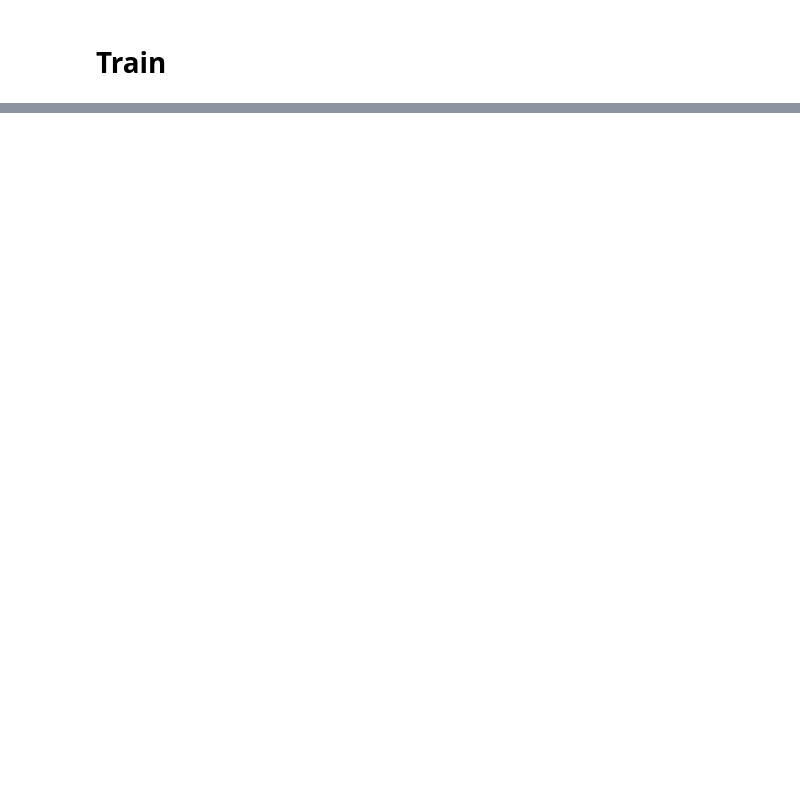
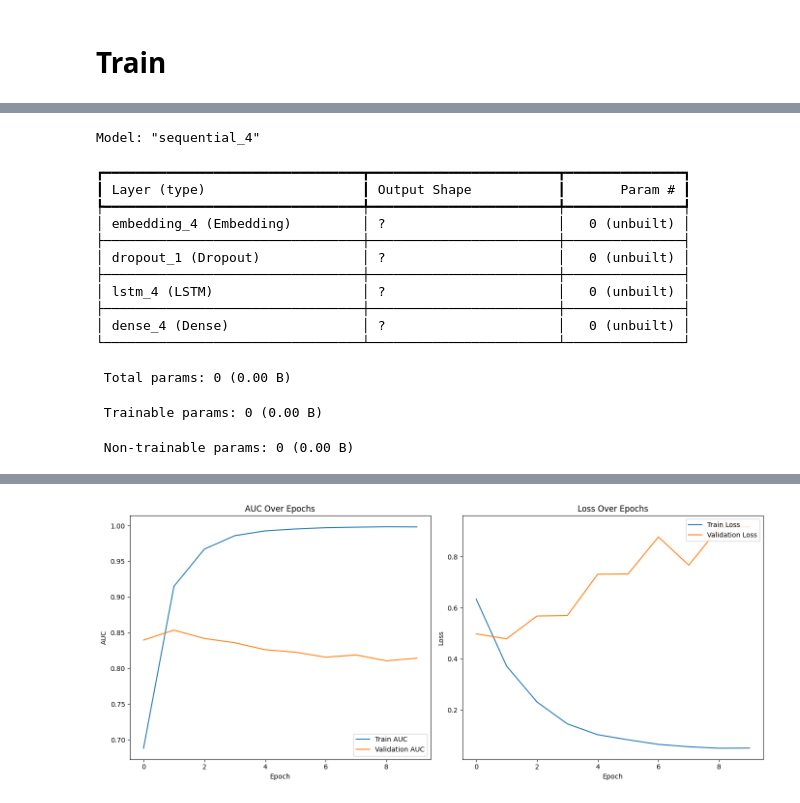
Before and after one commit to dkraynev/Projects, a Jupyter notebook: DisasterDetection.ipynb, the cells around one changed output, grey strips where cells are left out. Saved outputs shown, nothing was run; the diff lists cells and outputs as text; code cells hidden in the pictures; blank space fills up the shorter version.

```diff
--- a/DisasterDetection.ipynb
+++ b/DisasterDetection.ipynb
@@ -287,12 +411,2 @@ ill sfa soon
 # %% [markdown]
 # Train
-# %%
-model = Sequential()
-model.add(Embedding(vocab_length, 128))
-# model.add(Dropout(0.5))
-model.add(LSTM(64))
-model.add(Dense(2, activation='sigmoid'))
-
-model.compile(loss='BinaryCrossentropy', optimizer='Adam', metrics=['AUC'])
-# model.summary()
-model.fit(texts, labels, validation_data=(texts_val,labels_val), epochs=10, batch_size=64)
@@ -335,0 +421,67 @@ predictions = model.predict(text2)
+# %%
+from keras.optimizers import Nadam
+
+# Initialize a Sequential model
+model = Sequential()
+
+# Add an Embedding layer to convert word indices into dense vectors of fixed size (128-dimensional)
+model.add(Embedding(vocab_length, 128))
+
+# Optionally add a Dropout layer for regularization
+model.add(Dropout(0.5))
+
+# Add an LSTM layer with 64 units to capture sequential dependencies in the text data
+model.add(LSTM(64))
+
+# Add a Dense output layer with 2 units (for binary classification) and a sigmoid activation function
+model.add(Dense(2, activation='sigmoid'))
+
+# Compile the model with binary cross-entropy loss, Nadam optimizer, and AUC as the evaluation metric
+model.compile(loss='BinaryCrossentropy', optimizer=Nadam(), metrics=['AUC'])
+
+# Optionally, print the model summary to review the architecture
+model.summary()
+
+# Train the model on the preprocessed training data, validating on the validation data
+# Run for 10 epochs with a batch size of 64
+history = model.fit(texts, labels, validation_data=(texts_val, labels_val), epochs=10, batch_size=64)
+
+# Plotting AUC and Loss for training and validation sets
+plt.figure(figsize=(14, 6))
+
+# Plot for AUC
+plt.subplot(1, 2, 1)
+plt.plot(history.history['AUC'], label='Train AUC')
+plt.plot(history.history['val_AUC'], label='Validation AUC')
+plt.title('AUC Over Epochs')
+plt.xlabel('Epoch')
+plt.ylabel('AUC')
+plt.legend(loc='lower right')
+
+# Plot for Loss
+plt.subplot(1, 2, 2)
+plt.plot(history.history['loss'], label='Train Loss')
+plt.plot(history.history['val_loss'], label='Validation Loss')
+plt.title('Loss Over Epochs')
+plt.xlabel('Epoch')
+plt.ylabel('Loss')
+plt.legend(loc='upper right')
+
+plt.tight_layout()
+plt.show()
+# %% [output]
+Model: "sequential_4"
+┏━━━━━━━━━━━━━━━━━━━━━━━━━━━━━━━━━┳━━━━━━━━━━━━━━━━━━━━━━━━┳━━━━━━━━━━━━━━━┓
+┃ Layer (type)                    ┃ Output Shape           ┃       Param # ┃
+┡━━━━━━━━━━━━━━━━━━━━━━━━━━━━━━━━━╇━━━━━━━━━━━━━━━━━━━━━━━━╇━━━━━━━━━━━━━━━┩
+│ embedding_4 (Embedding)         │ ?                      │   0 (unbuilt) │
+├─────────────────────────────────┼────────────────────────┼───────────────┤
+│ dropout_1 (Dropout)             │ ?                      │   0 (unbuilt) │
+├─────────────────────────────────┼────────────────────────┼───────────────┤
+│ lstm_4 (LSTM)                   │ ?                      │   0 (unbuilt) │
+├─────────────────────────────────┼────────────────────────┼───────────────┤
+│ dense_4 (Dense)                 │ ?                      │   0 (unbuilt) │
+└─────────────────────────────────┴────────────────────────┴───────────────┘
+ Total params: 0 (0.00 B)
+ Trainable params: 0 (0.00 B)
+ Non-trainable params: 0 (0.00 B)
@@ -335,0 +508 @@ predictions = model.predict(text2)
+[figure, added]
```
Also changed, not shown: parts of 58 cells of this notebook.
